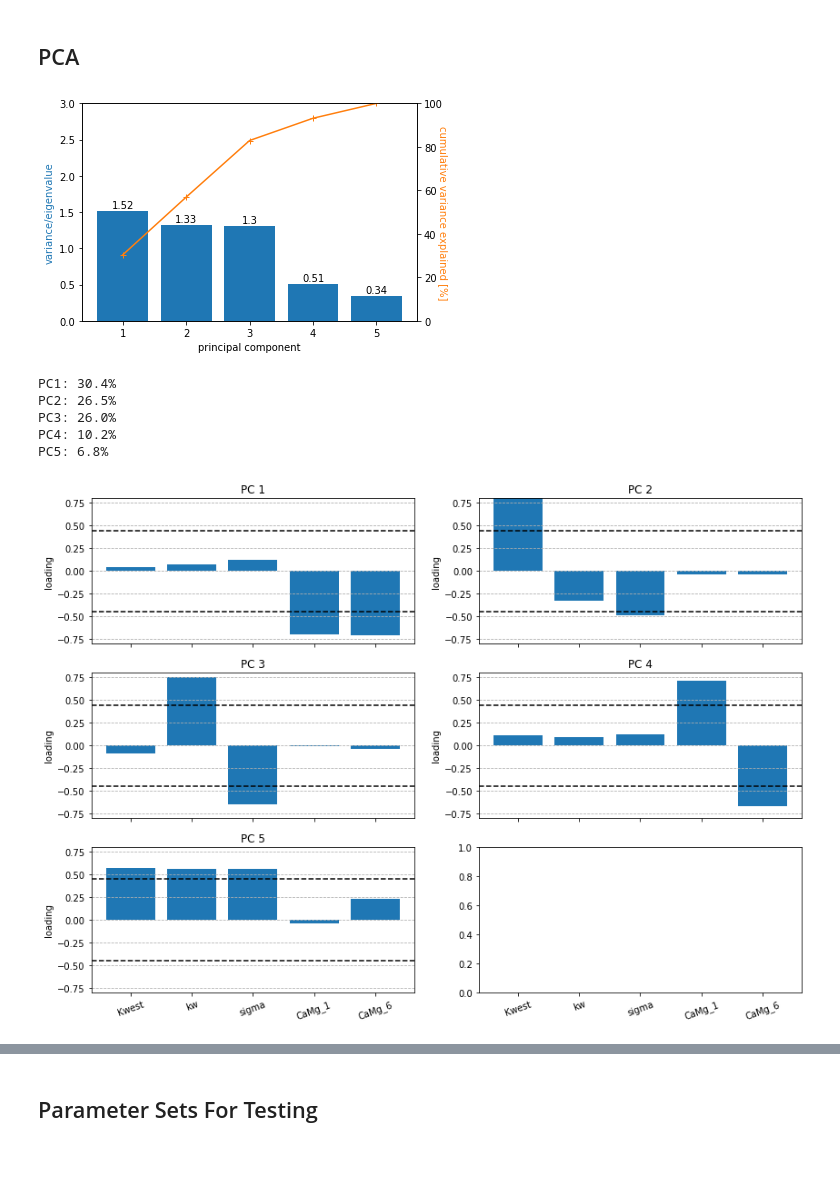
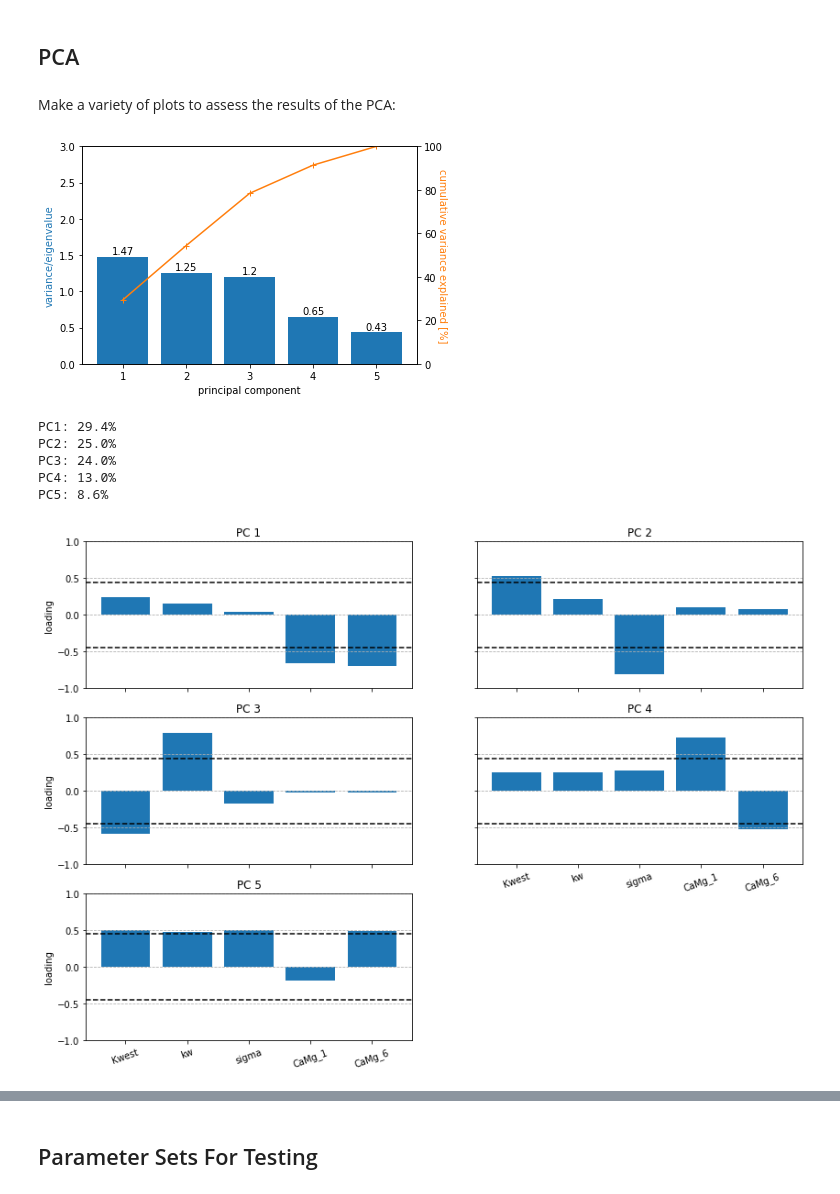
Before and after one commit to Swanson-Hysell-Group/GEOCLIM_Modern, a Jupyter notebook: Code/GEOCLIM_parameter_exploration.ipynb, the cells around one changed output, grey strips where cells are left out. Saved outputs shown, nothing was run; the diff lists cells and outputs as text; code cells hidden in the pictures; blank space fills up the shorter version.

```diff
--- a/Code/GEOCLIM_parameter_exploration.ipynb
+++ b/Code/GEOCLIM_parameter_exploration.ipynb
@@ -619,5 +623,5 @@ Filter based on r$^{2}$:
 # %%
-drop_inds = np.argwhere(filt_r2s<=0.3).flatten()
+drop_inds = np.argwhere(filt_r2s<=0.0).flatten()
 
 best_filt_basin_model = filt_basin_model.copy()
 best_filt_basin_model.drop(drop_inds, inplace=True)
@@ -682,6 +686,8 @@ stat_df = pd.DataFrame(data=stat_df, columns=stat_cols)
 # PCA
 pca = PCA()
 PCA_Y = pca.fit_transform(stat_df)
+# %% [markdown]
+Make a variety of plots to assess the results of the PCA:
 # %%
 fig, ax = plt.subplots()
 
@@ -715,48 +721,55 @@ autolabel(rects)
 
 plt.show(fig)
 # %% [output]
-[figure, old version]
+[figure, new version]
 # %%
 N = len(stat_cols)
 for i in range(N):
     print('PC' + str(i+1) + ': ' + str(np.round(pca.explained_variance_ratio_[i]*100,1)) + '%')
 # %% [output]
-PC1: 30.4%
-PC2: 26.5%
-PC3: 26.0%
-PC4: 10.2%
-PC5: 6.8%
+PC1: 29.4%
+PC2: 25.0%
+PC3: 24.0%
+PC4: 13.0%
+PC5: 8.6%
 # %%
 ind = np.arange(N)
 
 component_names = []
 for i in range(len(stat_cols)):
     component_names.append('PC ' + str(i+1))
 
 eigenvectors = pd.DataFrame(pca.components_.T, columns=component_names, index=stat_cols)
 
 cutoff = np.sqrt(1/len(stat_cols))
 
-fig, ax = plt.subplots(ncols=2, nrows=3, figsize=(14,10), sharex=True)
+fig, ax = plt.subplots(ncols=2, nrows=3, figsize=(14,10), sharey=True)
 
 ax = ax.flatten()
 
 for i in range(N):
     ax[i].bar(ind, eigenvectors['PC ' + str(i+1)], color='C0')
-    ax[i].set_ylabel('loading')
-    ax[i].set_ylim(-0.8,0.8)
+    ax[i].set_ylim(-1,1)
     ax[i].yaxis.grid(ls='--')
     ax[i].axhline(cutoff, ls='--', c='k')
     ax[i].axhline(-cutoff, ls='--', c='k')
     ax[i].set_title('PC ' + str(i+1))
+    ax[i].set_xticklabels([])
 
 ax[4].set_xticks(ind)
 ax[4].set_xticklabels(stat_cols, rotation=20)
-ax[5].set_xticklabels(stat_cols, rotation=20)
+ax[3].set_xticks(ind)
+ax[3].set_xticklabels(stat_cols, rotation=20)
+
+ax[0].set_ylabel('loading')
+ax[2].set_ylabel('loading')
+ax[4].set_ylabel('loading')
+
+ax[5].axis('off')
 
 plt.show(fig)
 # %% [output]
-[figure, old version]
+[figure, new version]
 # %%
 fig, ax = plt.subplots(ncols=2, nrows=1, figsize=(14,5), gridspec_kw={'width_ratios':[1,2]})
 
```
Also changed, not shown: parts of 28 cells of this notebook, 1 other file.
